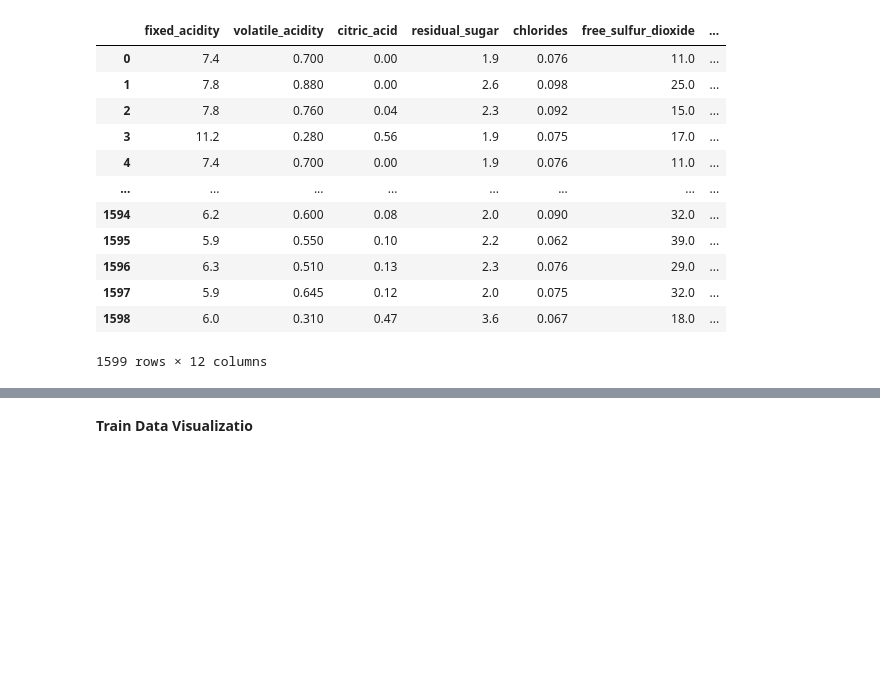
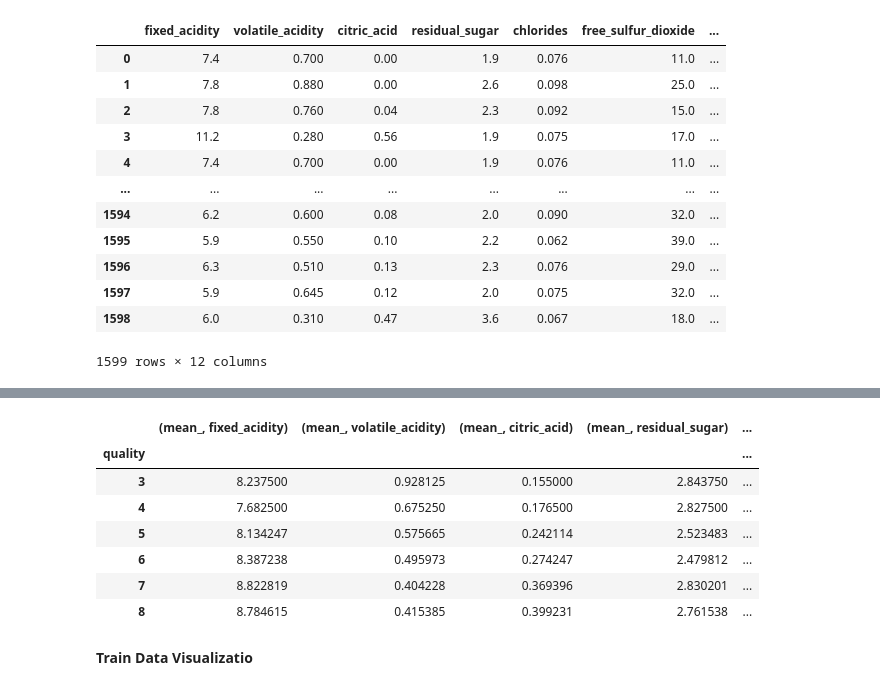
Before and after one commit to Mzyzy4444/DSCI100-GroupProject-, a Jupyter notebook: Group Project .ipynb, the cells around one changed output, grey strips where cells are left out. Saved outputs shown, nothing was run; the diff lists cells and outputs as text; code cells hidden in the pictures; blank space fills up the shorter version.

```diff
--- a/Group Project .ipynb
+++ b/Group Project .ipynb
@@ -83,3 +118,21 @@ memory usage: 40.6 KB
+# %%
+mean_sum_table = pd.DataFrame()
+wine_vars = ['fixed_acidity','volatile_acidity','citric_acid',
+               'residual_sugar','chlorides','free_sulfur_dioxide',
+               'total_sulfur_dioxide','density','pH','sulphates','alcohol']
+for var in wine_vars:
+    mean_sum_table['mean_',var] = wine_train.groupby(wine_train['quality'])[var].mean()
+#mean_sum_table.columns = mean_sum_table.columns.str.replace('(','_')
+mean_sum_table
+# %% [output]
+|  | (mean_, fixed_acidity) | (mean_, volatile_acidity) | (mean_, citric_acid) | (mean_, residual_sugar) | ... |
+| quality |  |  |  |  | ... |
+| 3 | 8.237500 | 0.928125 | 0.155000 | 2.843750 | ... |
+| 4 | 7.682500 | 0.675250 | 0.176500 | 2.827500 | ... |
+| 5 | 8.134247 | 0.575665 | 0.242114 | 2.523483 | ... |
+| 6 | 8.387238 | 0.495973 | 0.274247 | 2.479812 | ... |
+| 7 | 8.822819 | 0.404228 | 0.369396 | 2.830201 | ... |
+| 8 | 8.784615 | 0.415385 | 0.399231 | 2.761538 | ... |
 # %% [markdown]
 **Train Data Visualizatio**
 # %%
```
Also changed, not shown: parts of 8 cells of this notebook.
